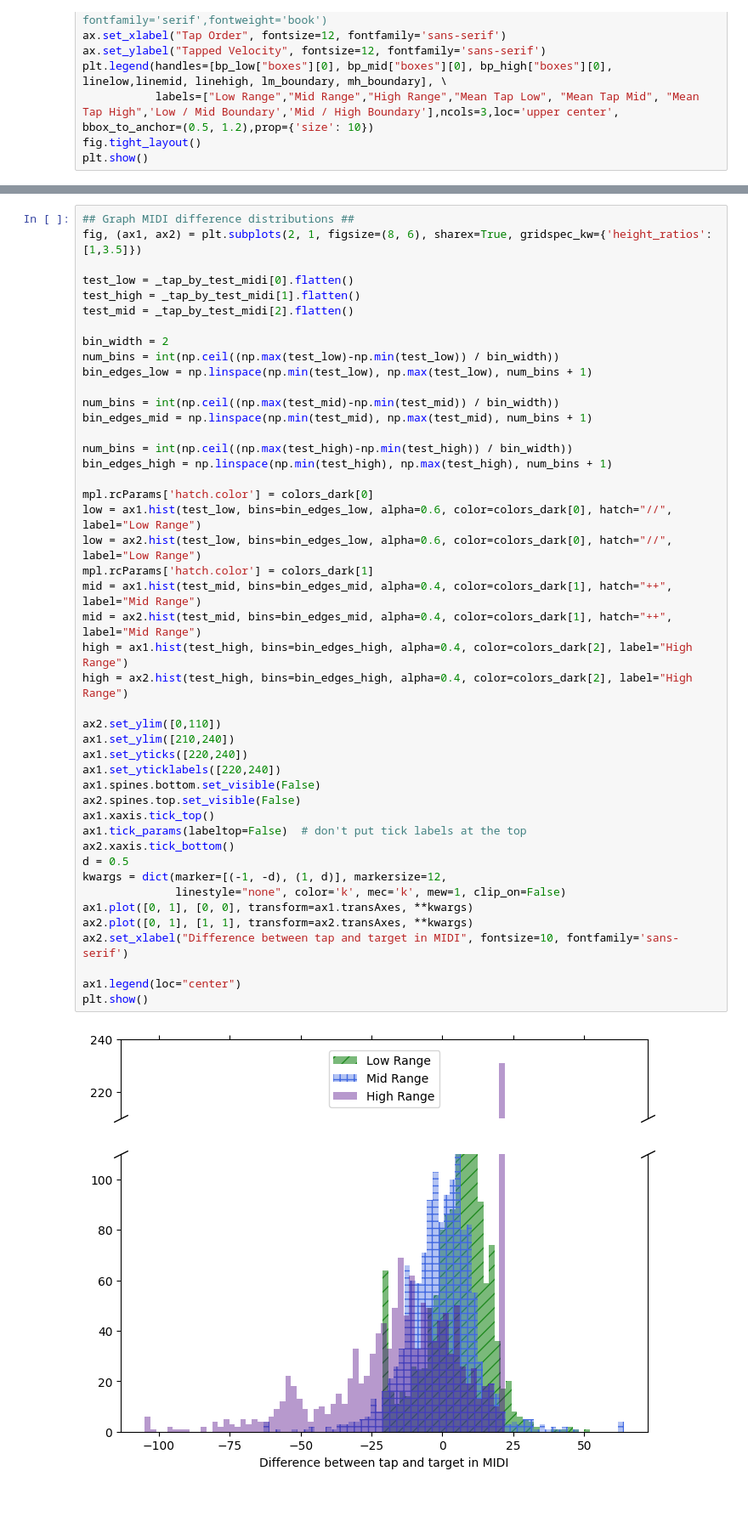
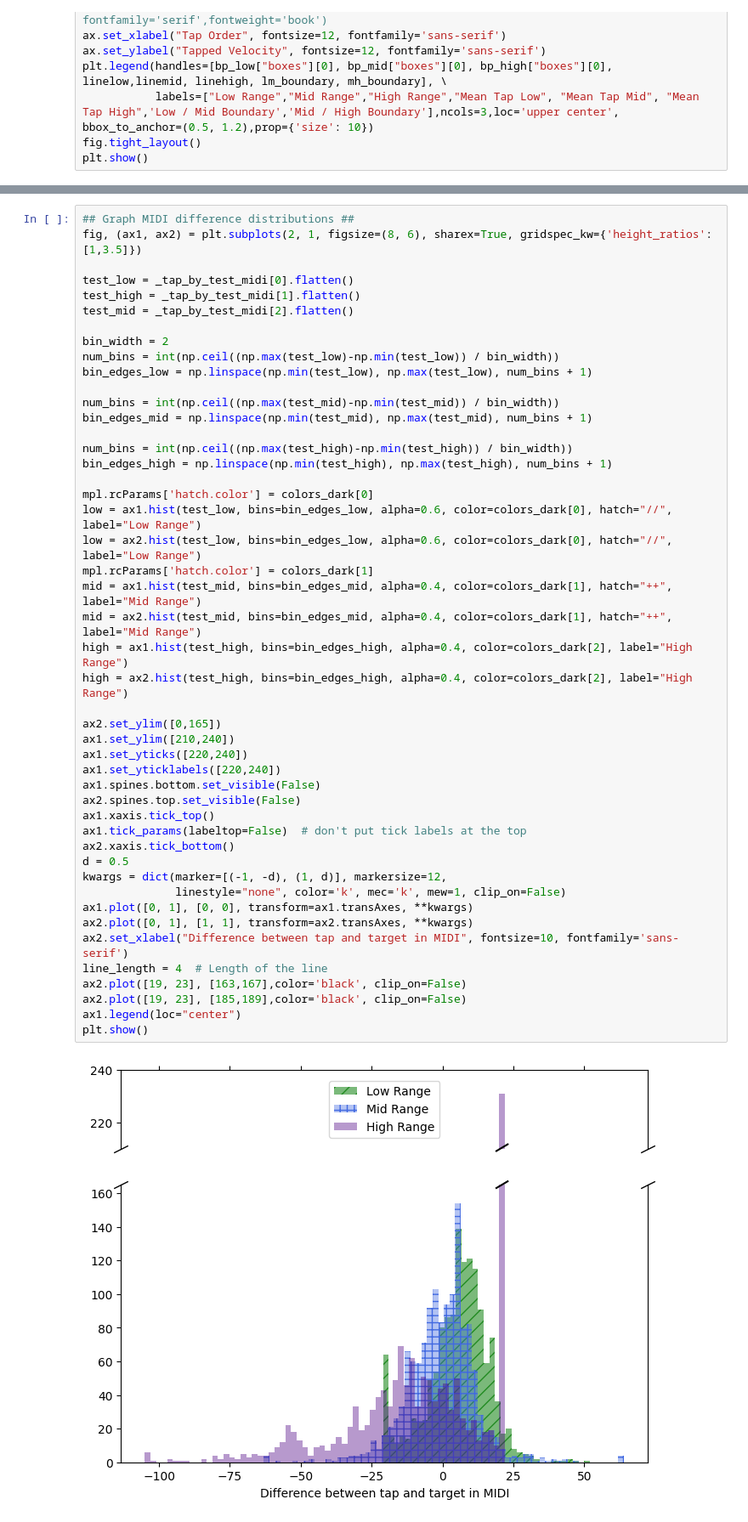
Before and after one commit to peter-clark/investigating-human-tapping-behavior-polyphonic-rhythms, a Jupyter notebook: 5-Tapping_Force-Consistency_and_Precision.ipynb, the cells around one changed output, grey strips where cells are left out. Shown at 85% size. Drawn from its saved outputs; the diff is of its cells as text.

```diff
--- a/5-Tapping_Force-Consistency_and_Precision.ipynb
+++ b/5-Tapping_Force-Consistency_and_Precision.ipynb
@@ -275,33 +265,35 @@ bin_edges_mid = np.linspace(np.min(test_mid), np.max(test_mid), num_bins + 1)
 
 num_bins = int(np.ceil((np.max(test_high)-np.min(test_high)) / bin_width))
 bin_edges_high = np.linspace(np.min(test_high), np.max(test_high), num_bins + 1)
 
 mpl.rcParams['hatch.color'] = colors_dark[0]
 low = ax1.hist(test_low, bins=bin_edges_low, alpha=0.6, color=colors_dark[0], hatch="//", label="Low Range")
 low = ax2.hist(test_low, bins=bin_edges_low, alpha=0.6, color=colors_dark[0], hatch="//", label="Low Range")
 mpl.rcParams['hatch.color'] = colors_dark[1]
 mid = ax1.hist(test_mid, bins=bin_edges_mid, alpha=0.4, color=colors_dark[1], hatch="++", label="Mid Range")
 mid = ax2.hist(test_mid, bins=bin_edges_mid, alpha=0.4, color=colors_dark[1], hatch="++", label="Mid Range")
 high = ax1.hist(test_high, bins=bin_edges_high, alpha=0.4, color=colors_dark[2], label="High Range")
 high = ax2.hist(test_high, bins=bin_edges_high, alpha=0.4, color=colors_dark[2], label="High Range")
 
-ax2.set_ylim([0,110])
+ax2.set_ylim([0,165])
 ax1.set_ylim([210,240])
 ax1.set_yticks([220,240])
 ax1.set_yticklabels([220,240])
 ax1.spines.bottom.set_visible(False)
 ax2.spines.top.set_visible(False)
 ax1.xaxis.tick_top()
 ax1.tick_params(labeltop=False)  # don't put tick labels at the top
 ax2.xaxis.tick_bottom()
 d = 0.5
 kwargs = dict(marker=[(-1, -d), (1, d)], markersize=12,
               linestyle="none", color='k', mec='k', mew=1, clip_on=False)
 ax1.plot([0, 1], [0, 0], transform=ax1.transAxes, **kwargs)
 ax2.plot([0, 1], [1, 1], transform=ax2.transAxes, **kwargs)
 ax2.set_xlabel("Difference between tap and target in MIDI", fontsize=10, fontfamily='sans-serif')
-
+line_length = 4  # Length of the line
+ax2.plot([19, 23], [163,167],color='black', clip_on=False)
+ax2.plot([19, 23], [185,189],color='black', clip_on=False)
 ax1.legend(loc="center")
 plt.show()
 # %% [output]
-[figure, old version]
+[figure, new version]
```
Also changed, not shown: parts of 14 cells of this notebook.
